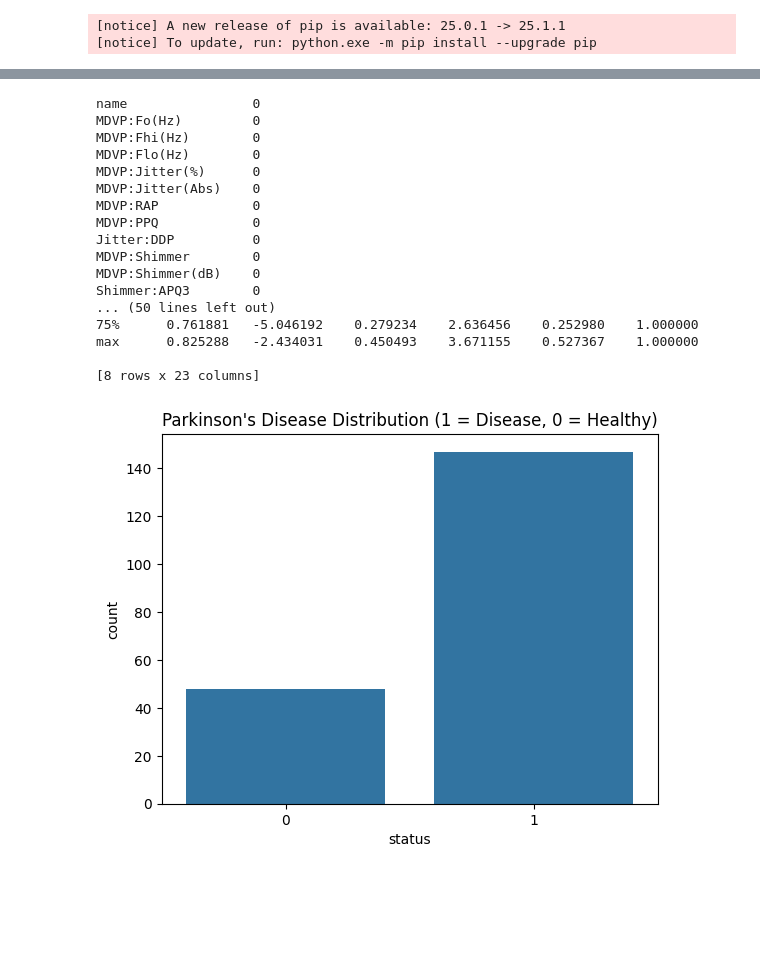
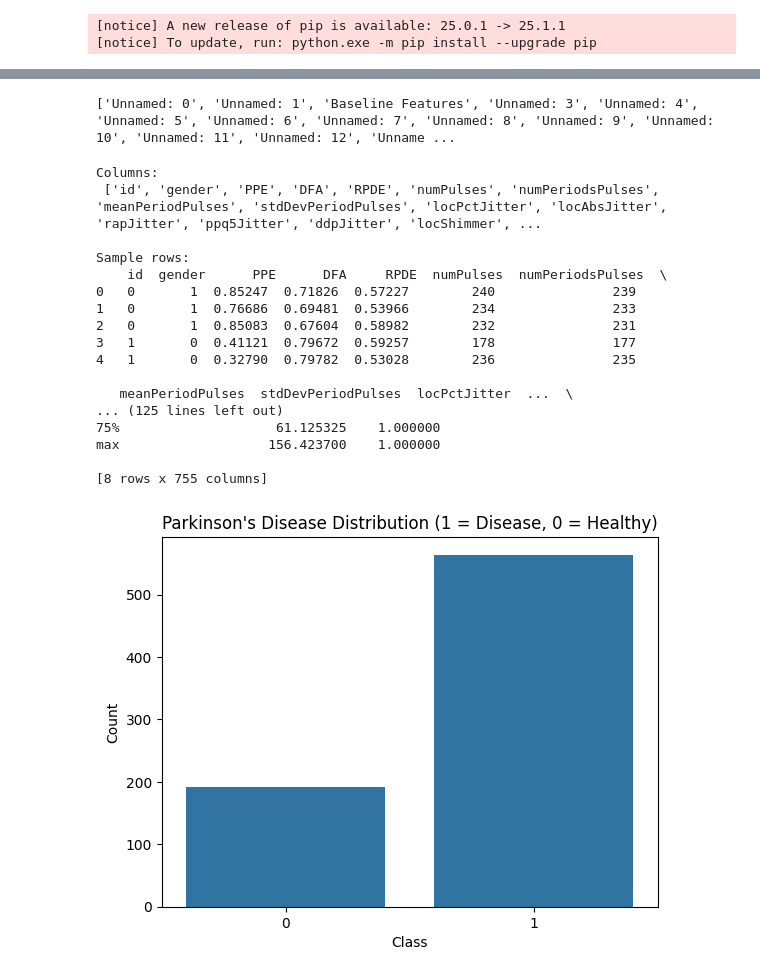
Before and after one commit to anitha-psa/NumPy-Operation-Lab, a Jupyter notebook: parkinsons_data.ipynb, the cells around one changed output, grey strips where cells are left out. Drawn from its saved outputs; the diff is of its cells as text; code cells hidden in the pictures; blank space fills up the shorter version.

```diff
--- a/parkinsons_data.ipynb
+++ b/parkinsons_data.ipynb
@@ -49,36 +47,55 @@ Shape: (195, 24)
+# %%
+df = pd.read_csv("pd_speech_features.csv")
+df.columns = df.columns.str.strip()  # Remove extra spaces
+print(df.columns.tolist())
+# %% [output]
+['Unnamed: 0', 'Unnamed: 1', 'Baseline Features', 'Unnamed: 3', 'Unnamed: 4', 'Unnamed: 5', 'Unnamed: 6', 'Unnamed: 7', 'Unnamed: 8', 'Unnamed: 9', 'Unnamed: 10', 'Unnamed: 11', 'Unnamed: 12', 'Unname ...
 # %%
 #2 Data Analysis
-
-# Check for null values
-print(df.isnull().sum())
-
-# Summary statistics
-print(df.describe())
-
-# Distribution of target variable
+import pandas as pd
 import seaborn as sns
 import matplotlib.pyplot as plt
 
-sns.countplot(x='status', data=df)
+df = pd.read_csv("pd_speech_features.csv", skiprows=1)
+
+df.columns = df.columns.str.strip()
+
+print("Columns:\n", df.columns.tolist())
+print("\nSample rows:\n", df.head())
+
+if 'class' not in df.columns:
+    df.rename(columns={df.columns[-1]: 'class'}, inplace=True)
+
+df['class'] = df['class'].astype(str).str.strip().astype(int)
+
+
+df = df.loc[:, ~df.columns.str.contains('^Unnamed')]
+
+print("\nNull values:\n", df.isnull().sum())
+print("\nSummary stats:\n", df.describe())
+
+sns.countplot(x='class', data=df)
 plt.title("Parkinson's Disease Distribution (1 = Disease, 0 = Healthy)")
+plt.xlabel("Class")
+plt.ylabel("Count")
 plt.show()
 # %% [output]
-name                0
-MDVP:Fo(Hz)         0
-MDVP:Fhi(Hz)        0
-MDVP:Flo(Hz)        0
-MDVP:Jitter(%)      0
-MDVP:Jitter(Abs)    0
-MDVP:RAP            0
-MDVP:PPQ            0
-Jitter:DDP          0
-MDVP:Shimmer        0
-MDVP:Shimmer(dB)    0
-Shimmer:APQ3        0
-... (50 lines left out)
-75%      0.761881   -5.046192    0.279234    2.636456    0.252980    1.000000
-max      0.825288   -2.434031    0.450493    3.671155    0.527367    1.000000
+Columns:
+ ['id', 'gender', 'PPE', 'DFA', 'RPDE', 'numPulses', 'numPeriodsPulses', 'meanPeriodPulses', 'stdDevPeriodPulses', 'locPctJitter', 'locAbsJitter', 'rapJitter', 'ppq5Jitter', 'ddpJitter', 'locShimmer', ...
 
-[8 rows x 23 columns]
+Sample rows:
+    id  gender      PPE      DFA     RPDE  numPulses  numPeriodsPulses  \
+0   0       1  0.85247  0.71826  0.57227        240               239
+1   0       1  0.76686  0.69481  0.53966        234               233
+2   0       1  0.85083  0.67604  0.58982        232               231
+3   1       0  0.41121  0.79672  0.59257        178               177
+4   1       0  0.32790  0.79782  0.53028        236               235
+
+   meanPeriodPulses  stdDevPeriodPulses  locPctJitter  ...  \
+... (125 lines left out)
+75%                    61.125325    1.000000
+max                   156.423700    1.000000
+
+[8 rows x 755 columns]
-[figure, old version]
+[figure, new version]
 # %%
```
Also changed, not shown: parts of 5 cells of this notebook, 1 other file.
